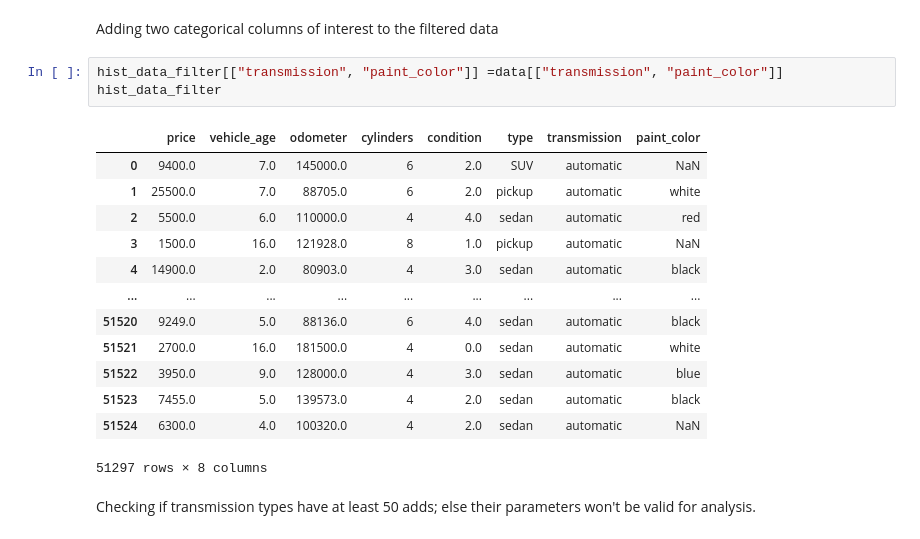
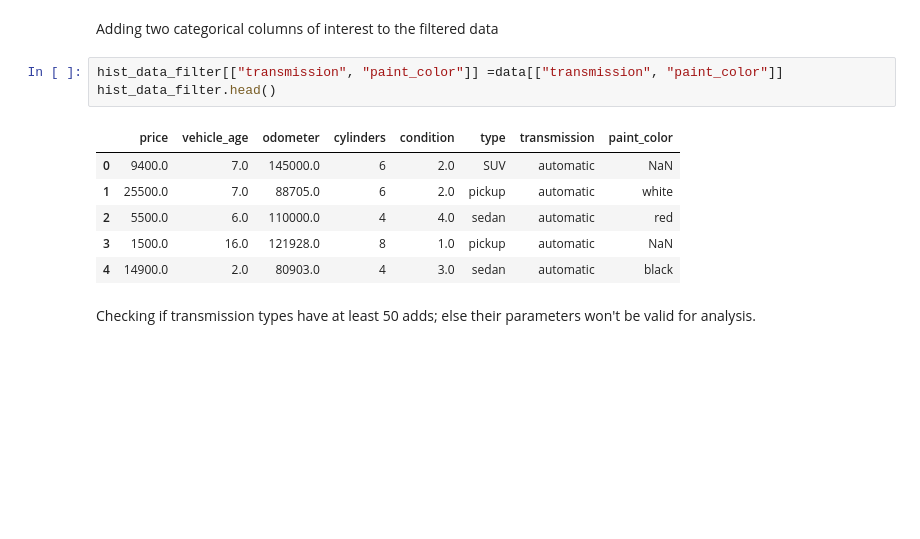
Before and after one commit to Emmanuel-Nti/car_sales_advertisement, a Jupyter notebook: Researching_Car_Sales_Ads_Nti.ipynb, the cells around one changed output. Cells and saved outputs as stored; diff of their text form; blank space fills up the shorter version.

```diff
--- a/Researching_Car_Sales_Ads_Nti.ipynb
+++ b/Researching_Car_Sales_Ads_Nti.ipynb
@@ -647,21 +648,14 @@ Checking whether price depends on vehicle age, mileage, condition, transmission
 Adding two categorical columns of interest to the filtered data
 # %%
 hist_data_filter[["transmission", "paint_color"]] =data[["transmission", "paint_color"]]
-hist_data_filter
+hist_data_filter.head()
 # %% [output]
 |  | price | vehicle_age | odometer | cylinders | condition | type | transmission | paint_color |
 | 0 | 9400.0 | 7.0 | 145000.0 | 6 | 2.0 | SUV | automatic | NaN |
 | 1 | 25500.0 | 7.0 | 88705.0 | 6 | 2.0 | pickup | automatic | white |
 | 2 | 5500.0 | 6.0 | 110000.0 | 4 | 4.0 | sedan | automatic | red |
 | 3 | 1500.0 | 16.0 | 121928.0 | 8 | 1.0 | pickup | automatic | NaN |
 | 4 | 14900.0 | 2.0 | 80903.0 | 4 | 3.0 | sedan | automatic | black |
-| ... | ... | ... | ... | ... | ... | ... | ... | ... |
-| 51520 | 9249.0 | 5.0 | 88136.0 | 6 | 4.0 | sedan | automatic | black |
-| 51521 | 2700.0 | 16.0 | 181500.0 | 4 | 0.0 | sedan | automatic | white |
-| 51522 | 3950.0 | 9.0 | 128000.0 | 4 | 3.0 | sedan | automatic | blue |
-| 51523 | 7455.0 | 5.0 | 139573.0 | 4 | 2.0 | sedan | automatic | black |
-| 51524 | 6300.0 | 4.0 | 100320.0 | 4 | 2.0 | sedan | automatic | NaN |
-51297 rows × 8 columns
 # %% [markdown]
 Checking if transmission types have at least 50 adds; else their parameters won't be valid for analysis.
 # %%
```
Also changed, not shown: parts of 11 cells of this notebook.
